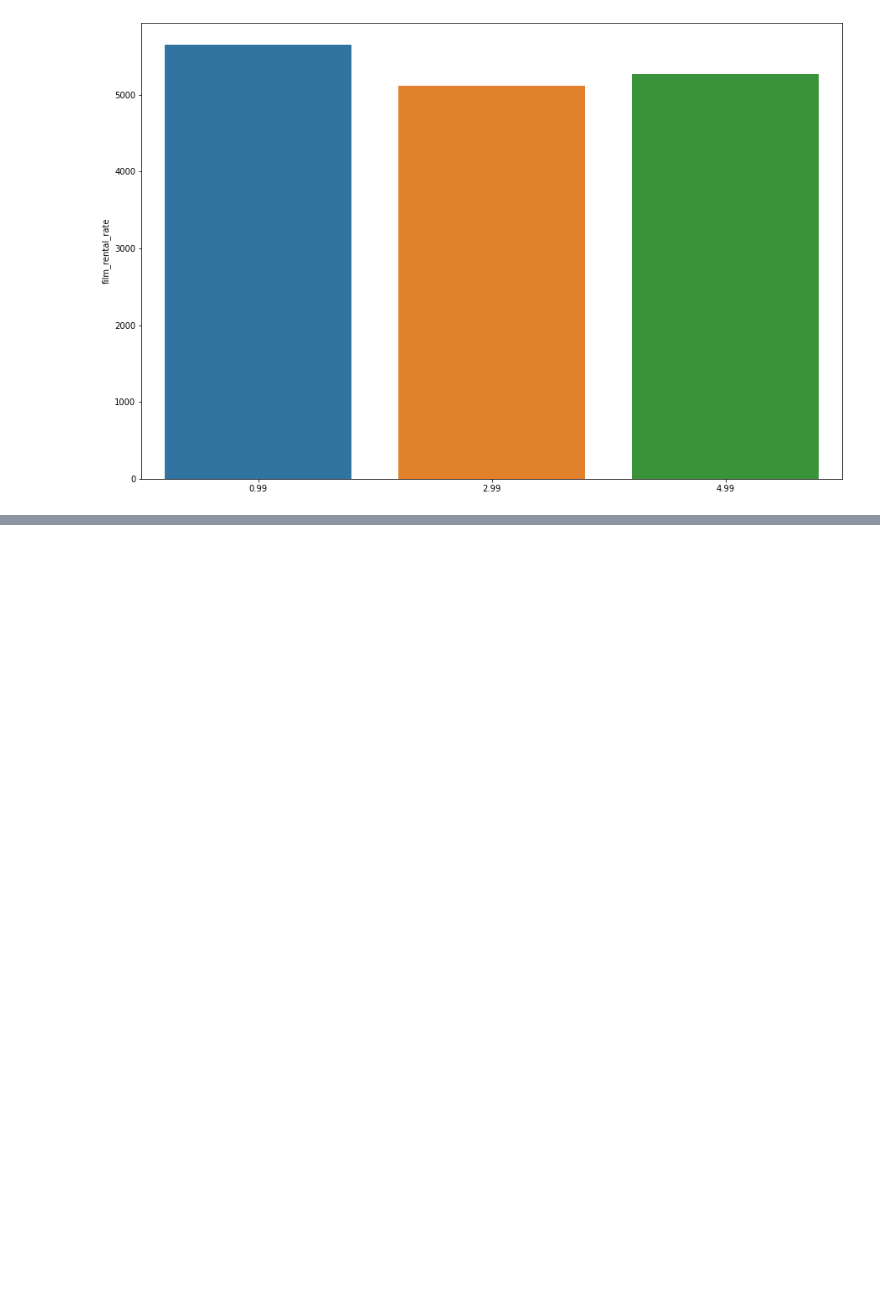
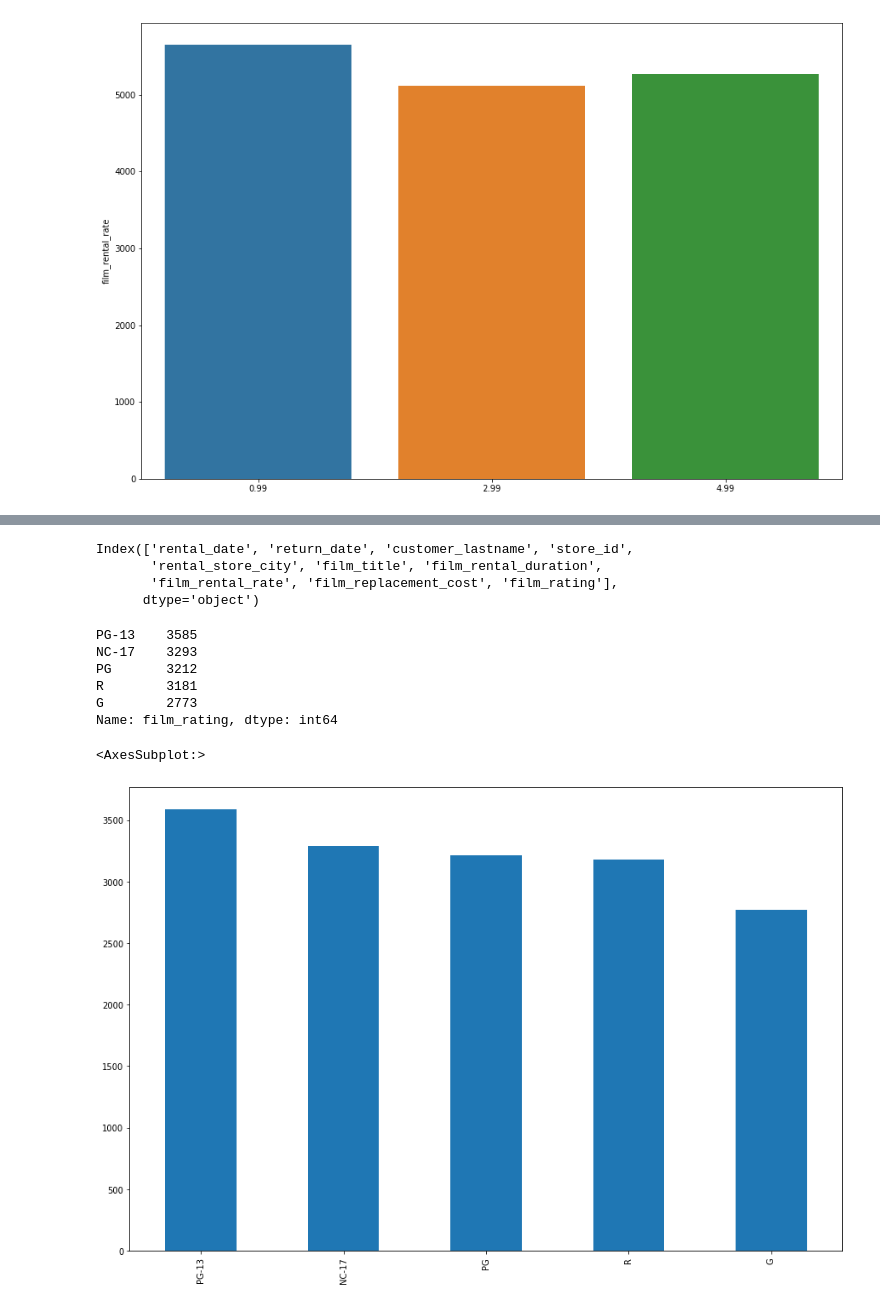
Before and after one commit to roblivesinottawa/sales_rental_analysis, a Jupyter notebook: notebooks/analysis4.ipynb, the cells around one changed output, grey strips where cells are left out. Drawn from its saved outputs; the diff is of its cells as text; code cells hidden in the pictures; blank space fills up the shorter version.

```diff
--- a/notebooks/analysis4.ipynb
+++ b/notebooks/analysis4.ipynb
@@ -159,0 +194,22 @@ sns.barplot(x=df.film_rental_rate.value_counts().index, y=df.film_rental_rate.va
+# %%
+df.columns
+# %% [output]
+Index(['rental_date', 'return_date', 'customer_lastname', 'store_id',
+       'rental_store_city', 'film_title', 'film_rental_duration',
+       'film_rental_rate', 'film_replacement_cost', 'film_rating'],
+      dtype='object')
+# %%
+# how many fiilms of each rating are available?
+df.film_rating.value_counts()
+# %% [output]
+PG-13    3585
+NC-17    3293
+PG       3212
+R        3181
+G        2773
+Name: film_rating, dtype: int64
+# %%
+df.film_rating.value_counts().plot(kind='bar')
+# %% [output]
+<AxesSubplot:>
+[figure, added]
```
Also changed, not shown: parts of 26 cells of this notebook.
